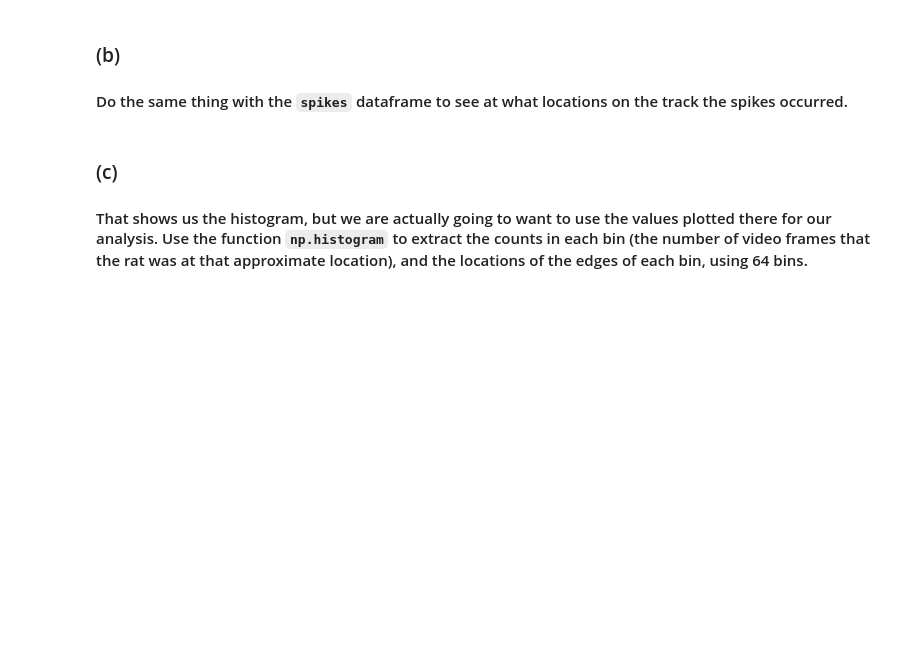
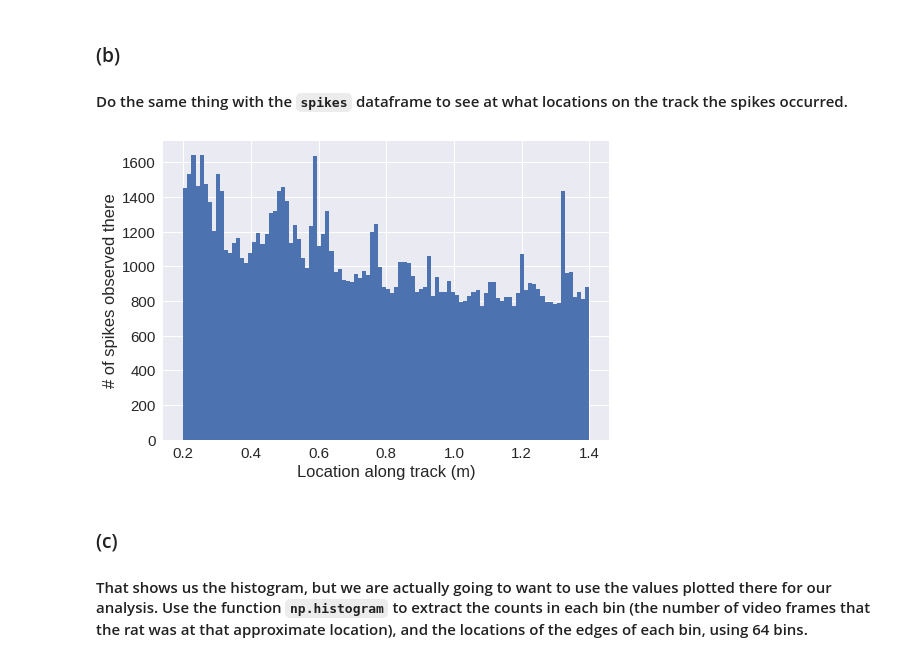
Before and after one commit to grobinson2019/BIO494, a Jupyter notebook: neural_coding_exercises.ipynb, the cells around one changed output. Drawn from its saved outputs; the diff is of its cells as text; code cells hidden in the pictures; blank space fills up the shorter version.

```diff
--- a/neural_coding_exercises.ipynb
+++ b/neural_coding_exercises.ipynb
@@ -44,9 +75,11 @@ plt.ylabel('# of samples that animal\nwas present there');
 ### (b)
 #### Do the same thing with the `spikes` dataframe to see at what locations on the track the spikes occurred.
 # %%
-spikes...
+spikes['d'].hist(bins=100)
 plt.xlabel('Location along track (m)')
 plt.ylabel('# of spikes observed there');
+# %% [output]
+[figure, added]
 # %% [markdown]
 ### (c)
 #### That shows us the histogram, but we are actually going to want to use the values plotted there for our analysis.  Use the function `np.histogram` to extract the counts in each bin (the number of video frames that the rat was at that approximate location), and the locations of the edges of each bin, using 64 bins.
```
Also changed, not shown: parts of 9 cells of this notebook.
